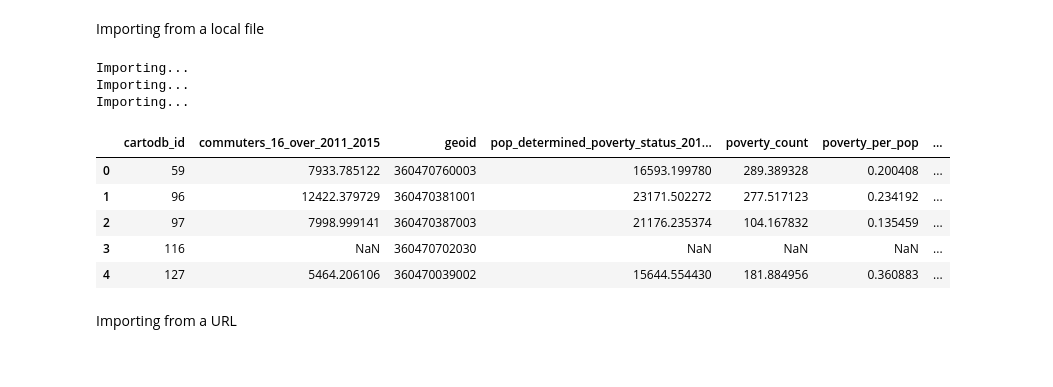
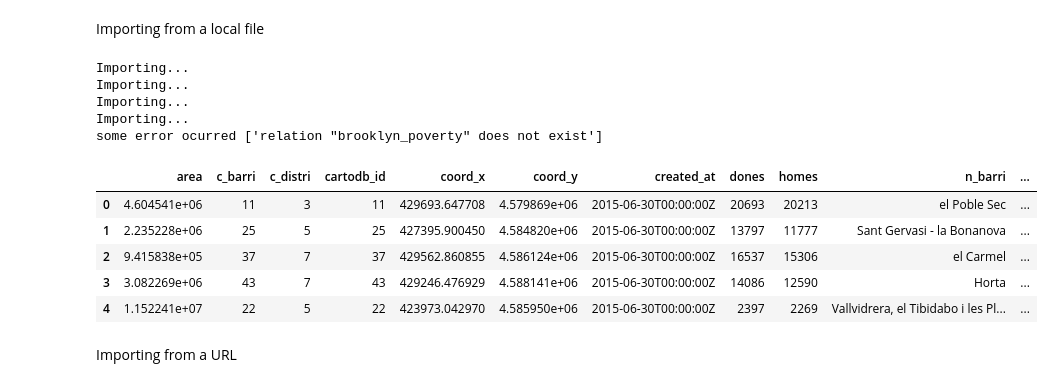
Before and after one commit to CartoDB/carto-workshop, a Jupyter notebook: 06-sdks/exercises/python_SDK/Python_SDK_2.ipynb, the cells around one changed output. Saved outputs shown, nothing was run; the diff lists cells and outputs as text; code cells hidden in the pictures.

```diff
--- a/06-sdks/exercises/python_SDK/Python_SDK_2.ipynb
+++ b/06-sdks/exercises/python_SDK/Python_SDK_2.ipynb
@@ -63,24 +63,27 @@ import time
 # %% [markdown]
 Importing from a local file
 # %%
-fi = FileImportJob("brooklyn_poverty.gpkg",carto_key)
+fi = FileImportJob("barris_barcelona_1.csv.tar.gz",carto_key)
 fi.run()
 while fi.state != 'complete':
     print('Importing...')
     fi.refresh()
     time.sleep(5)
-
-print_query('SELECT * FROM brooklyn_poverty LIMIT 5')
 # %% [output]
 Importing...
 Importing...
 Importing...
+Importing...
+some error ocurred ['relation "brooklyn_poverty" does not exist']
-|  | cartodb_id | commuters_16_over_2011_2015 | geoid | pop_determined_poverty_status_201... | poverty_count | poverty_per_pop | ... |
-| 0 | 59 | 7933.785122 | 360470760003 | 16593.199780 | 289.389328 | 0.200408 | ... |
-| 1 | 96 | 12422.379729 | 360470381001 | 23171.502272 | 277.517123 | 0.234192 | ... |
-| 2 | 97 | 7998.999141 | 360470387003 | 21176.235374 | 104.167832 | 0.135459 | ... |
-| 3 | 116 | NaN | 360470702030 | NaN | NaN | NaN | ... |
-| 4 | 127 | 5464.206106 | 360470039002 | 15644.554430 | 181.884956 | 0.360883 | ... |
+# %%
+print_query('SELECT * FROM barris_barcelona_1 LIMIT 5')
+# %% [output]
+|  | area | c_barri | c_distri | cartodb_id | coord_x | coord_y | created_at | dones | homes | n_barri | ... |
+| 0 | 4.604541e+06 | 11 | 3 | 11 | 429693.647708 | 4.579869e+06 | 2015-06-30T00:00:00Z | 20693 | 20213 | el Poble Sec | ... |
+| 1 | 2.235228e+06 | 25 | 5 | 25 | 427395.900450 | 4.584820e+06 | 2015-06-30T00:00:00Z | 13797 | 11777 | Sant Gervasi - la Bonanova | ... |
+| 2 | 9.415838e+05 | 37 | 7 | 37 | 429562.860855 | 4.586124e+06 | 2015-06-30T00:00:00Z | 16537 | 15306 | el Carmel | ... |
+| 3 | 3.082269e+06 | 43 | 7 | 43 | 429246.476929 | 4.588141e+06 | 2015-06-30T00:00:00Z | 14086 | 12590 | Horta | ... |
+| 4 | 1.152241e+07 | 22 | 5 | 22 | 423973.042970 | 4.585950e+06 | 2015-06-30T00:00:00Z | 2397 | 2269 | Vallvidrera, el Tibidabo i les Pl... | ... |
 # %% [markdown]
 Importing from a URL
 # %%
```
Also changed, not shown: parts of 5 cells of this notebook, 1 other file.
